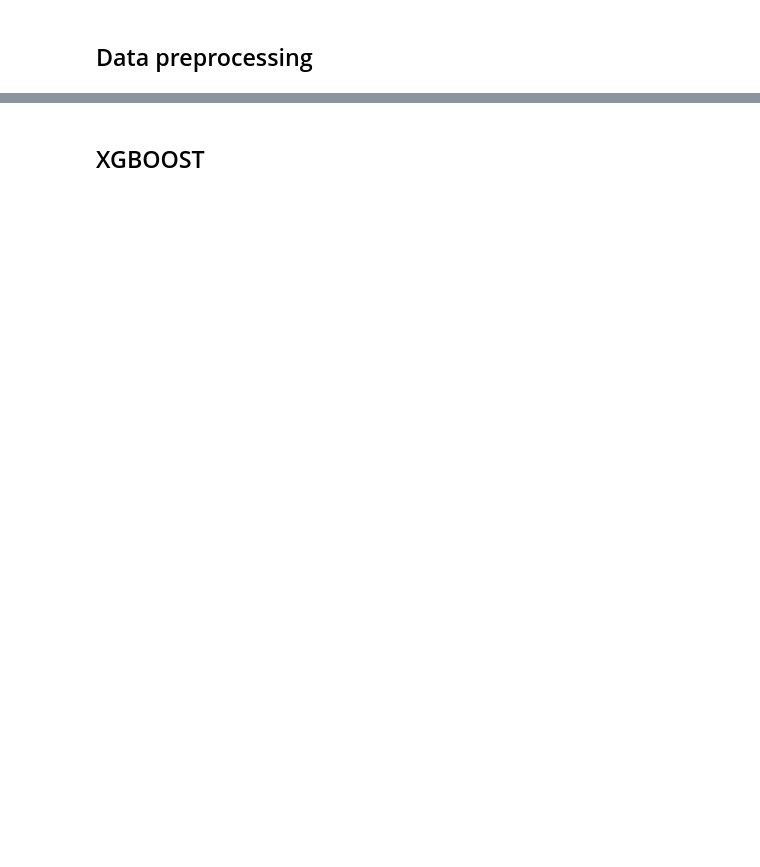
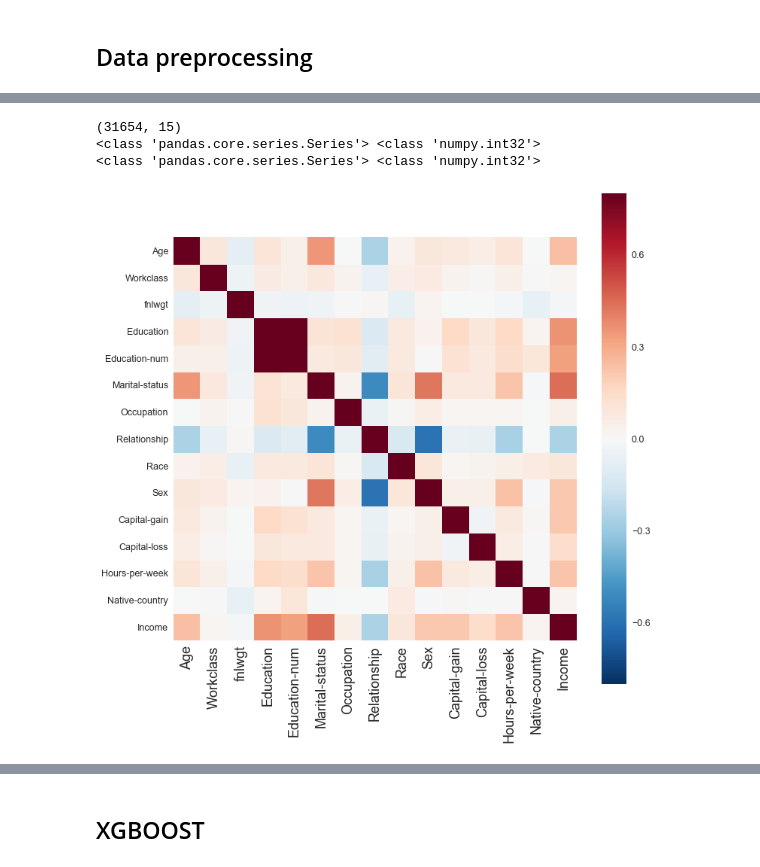
Before and after one commit to tonycar12002/Machine_Learning_Class, a Jupyter notebook: Data_Science/week03/0660050.ipynb, the cells around one changed output, grey strips where cells are left out. Saved outputs shown, nothing was run; the diff lists cells and outputs as text; code cells hidden in the pictures; blank space fills up the shorter version.

```diff
--- a/Data_Science/week03/0660050.ipynb
+++ b/Data_Science/week03/0660050.ipynb
@@ -131,0 +204,5 @@ ValueError: cannot convert float NaN to integer
+# %%
+X = dataset[:train_objs_num]
+X = pd.concat([X,dataset_train['Income']], axis = 1)
+print(X.shape)
+X
@@ -131,0 +229,19 @@ ValueError: cannot convert float NaN to integer
+# %%
+#correlation matrix
+print(X.shape)
+X = dataset[:train_objs_num]
+X = pd.concat([X,dataset_train['Income']], axis = 1)
+X['Income'] = X['Income'].astype(int)
+
+print(type(X['Age']), type(X['Age'][0]))
+print(type(X['Education']), type(X['Education'][0]))
+#print(X['Age'].corr(X['Education']))
+
+corrmat = X.corr()
+f, ax = plt.subplots(figsize=(12, 12))
+sns.heatmap(corrmat, vmax=.8, square=True);
+# %% [output]
+(31654, 15)
+<class 'pandas.core.series.Series'> <class 'numpy.int32'>
+<class 'pandas.core.series.Series'> <class 'numpy.int32'>
+[figure, added]
```
Also changed, not shown: parts of 19 cells of this notebook, 2 other files.
